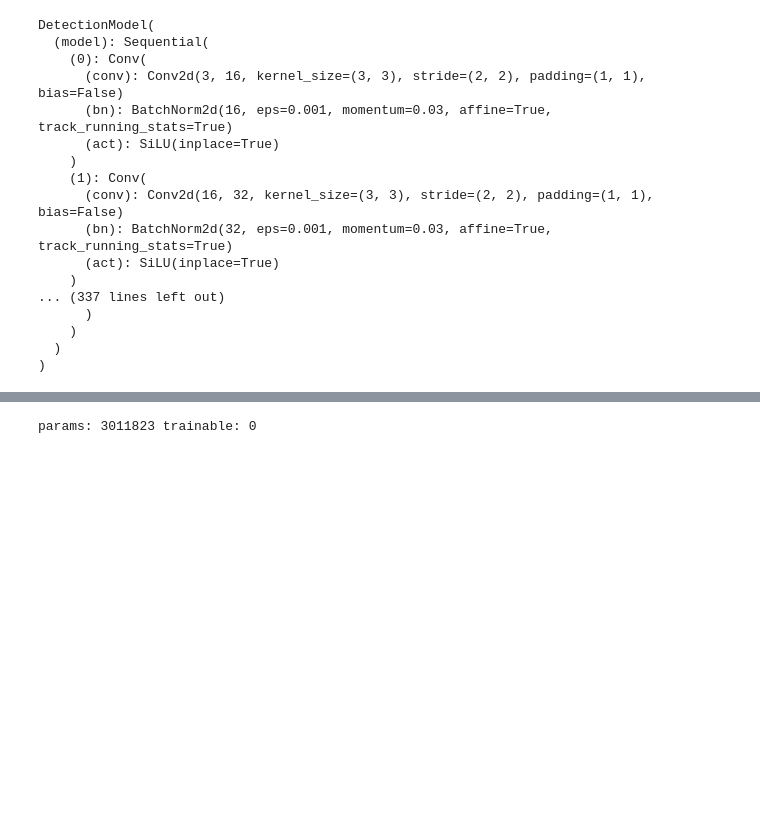
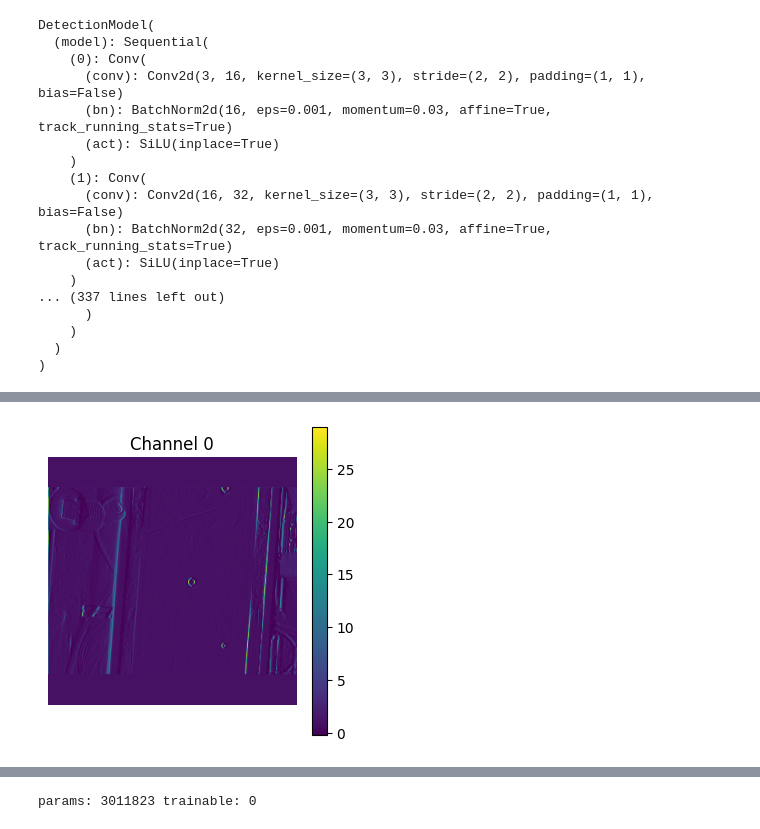
Before and after one commit to HelBuk/Thesis_Compiler_Aware_Model_Optimization_2026, a Jupyter notebook: thesis2026-project/notebooks/miscellaneous.ipynb, the cells around one changed output, grey strips where cells are left out. Saved outputs shown, nothing was run; the diff lists cells and outputs as text; code cells hidden in the pictures; blank space fills up the shorter version.

Commit message:
Project setup and thesis report updates

```diff
--- a/thesis2026-project/notebooks/miscellaneous.ipynb
+++ b/thesis2026-project/notebooks/miscellaneous.ipynb
@@ -8,5 +8,5 @@ import matplotlib.pyplot as plt
 import matplotlib
 matplotlib.use("module://matplotlib_inline.backend_inline")
 # %%
-model = YOLO("../models/rf_yolov8n_skrews_new/weights/best.pt")
+y = YOLO("../models/yolov8n.pt")
 # %%
@@ -33,3 +33,6 @@ DetectionModel(
     )
   )
 )
+# %%
+model_eval = y.model.eval()
+model_eval
@@ -35,0 +57,19 @@ DetectionModel(
+# %%
+activations = {}
+hooks = []
+for i, layer in enumerate(model_eval.model):
+        def make_hook(idx):
+            def hook(module, inp, out):
+                # store raw output (tensor or list/tuple)
+                activations[idx] = out
+            return hook
+        hooks.append(layer.register_forward_hook(make_hook(i)))
+_ = y.predict(source='/Users/helbuk/Library/Mobile Documents/com~apple~CloudDocs/NTNU/NTNU_Thesis_2026/Compiler-Aware_Model_Optimization/Thesis_Compiler_Aware_Model_Optimization_2026/thesis2026-project/datasets/EmbeddedAIProject-7/valid/images/frame_000001_jpg.rf.6dc857abb2ef4cfe34cdc3de3e519b37.jpg', verbose=False)
+for h in hooks:
+        h.remove()
+rows = []
+for i, layer in enumerate(model_eval.model):
+    layer_name = f"{i:03d}_{layer.__class__.__name__}"
+    out = activations.get(i, None)
+    print(out)
+    break
@@ -35,0 +94,17 @@ DetectionModel(
+# %%
+import matplotlib.pyplot as plt
+import torch
+
+# assume out is your tensor
+# out shape: (1, C, H, W)
+x = out[0]              # (C, H, W)
+ch = 0                  # choose channel index
+
+plt.figure(figsize=(4, 4))
+plt.imshow(x[ch].cpu(), cmap="viridis")
+plt.colorbar()
+plt.title(f"Channel {ch}")
+plt.axis("off")
+plt.show()
+# %% [output]
+[figure, added]
```
Also changed, not shown: parts of 11 cells of this notebook, 27 other files.
